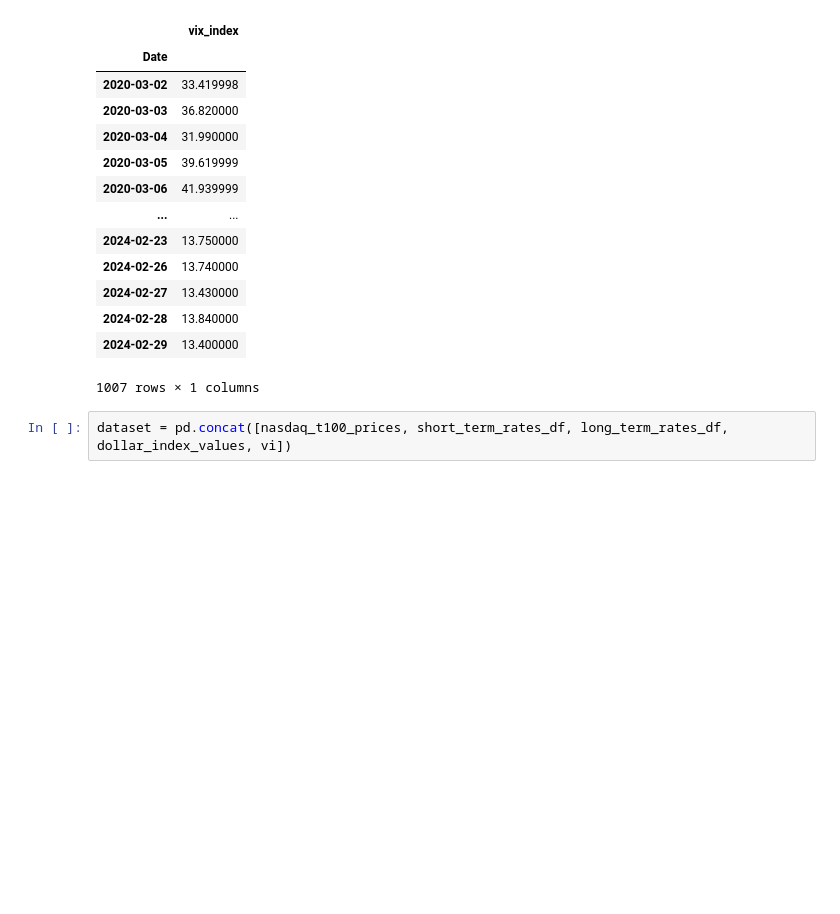
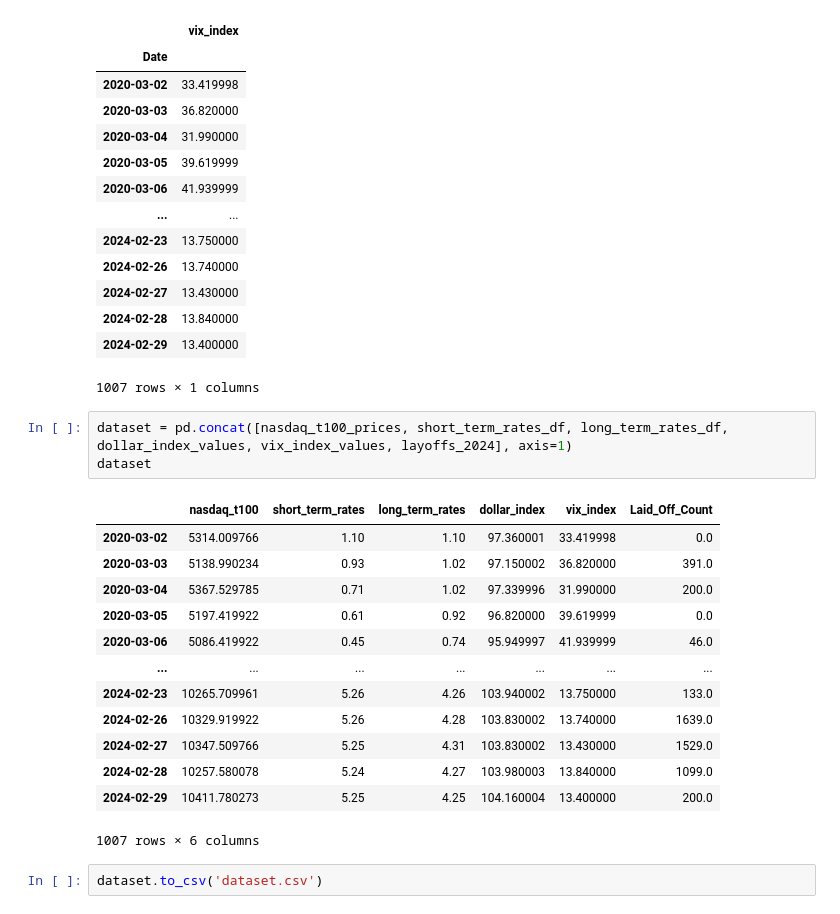
Before and after one commit to nimitmk7/TISA, a Jupyter notebook: Dataset_creation.ipynb, the cells around one changed output. Saved outputs shown, nothing was run; the diff lists cells and outputs as text; blank space fills up the shorter version.

```diff
--- a/Dataset_creation.ipynb
+++ b/Dataset_creation.ipynb
@@ -748,4 +748,21 @@ vix_index_values
 | 2024-02-29 | 13.400000 |
 1007 rows × 1 columns
 # %%
-dataset = pd.concat([nasdaq_t100_prices, short_term_rates_df, long_term_rates_df, dollar_index_values, vi])
+dataset = pd.concat([nasdaq_t100_prices, short_term_rates_df, long_term_rates_df, dollar_index_values, vix_index_values, layoffs_2024], axis=1)
+dataset
+# %% [output]
+|  | nasdaq_t100 | short_term_rates | long_term_rates | dollar_index | vix_index | Laid_Off_Count |
+| 2020-03-02 | 5314.009766 | 1.10 | 1.10 | 97.360001 | 33.419998 | 0.0 |
+| 2020-03-03 | 5138.990234 | 0.93 | 1.02 | 97.150002 | 36.820000 | 391.0 |
+| 2020-03-04 | 5367.529785 | 0.71 | 1.02 | 97.339996 | 31.990000 | 200.0 |
+| 2020-03-05 | 5197.419922 | 0.61 | 0.92 | 96.820000 | 39.619999 | 0.0 |
+| 2020-03-06 | 5086.419922 | 0.45 | 0.74 | 95.949997 | 41.939999 | 46.0 |
+| ... | ... | ... | ... | ... | ... | ... |
+| 2024-02-23 | 10265.709961 | 5.26 | 4.26 | 103.940002 | 13.750000 | 133.0 |
+| 2024-02-26 | 10329.919922 | 5.26 | 4.28 | 103.830002 | 13.740000 | 1639.0 |
+| 2024-02-27 | 10347.509766 | 5.25 | 4.31 | 103.830002 | 13.430000 | 1529.0 |
+| 2024-02-28 | 10257.580078 | 5.24 | 4.27 | 103.980003 | 13.840000 | 1099.0 |
+| 2024-02-29 | 10411.780273 | 5.25 | 4.25 | 104.160004 | 13.400000 | 200.0 |
+1007 rows × 6 columns
+# %%
+dataset.to_csv('dataset.csv')
```
Also changed, not shown: parts of 5 cells of this notebook.
